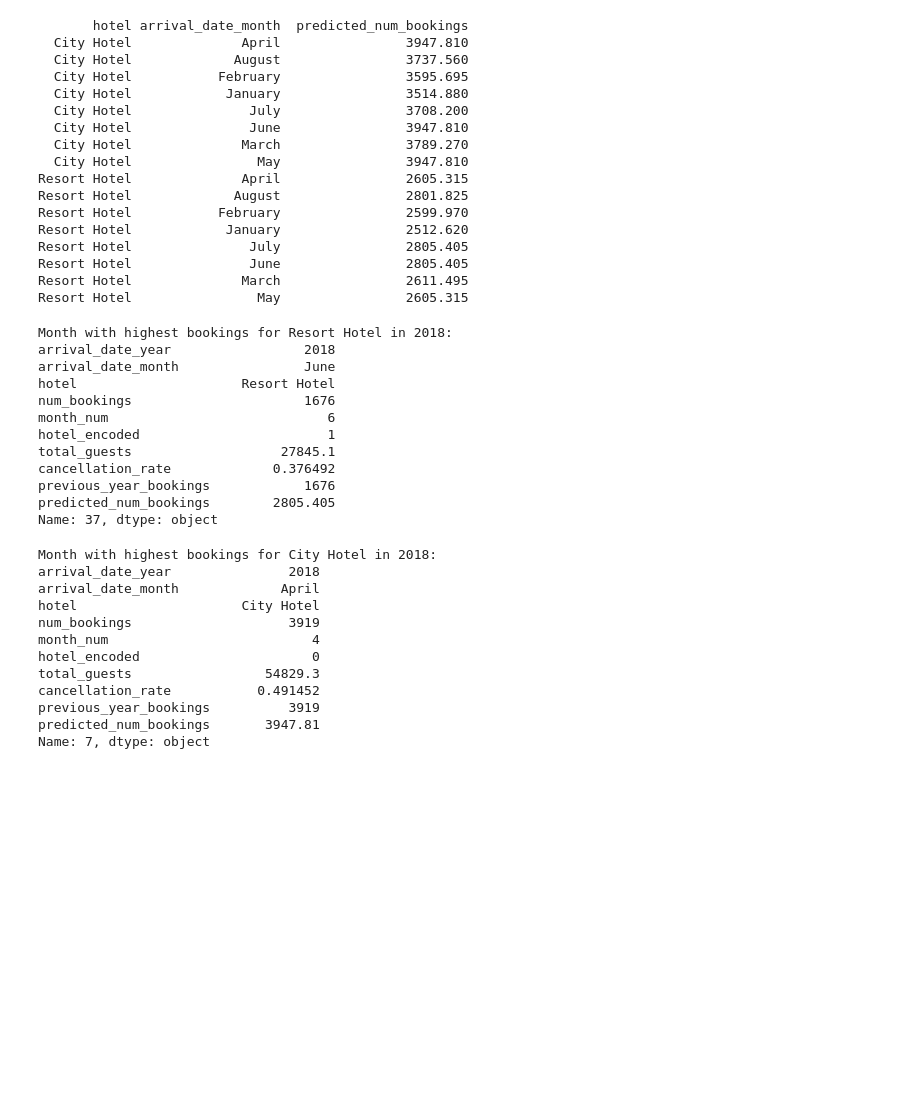
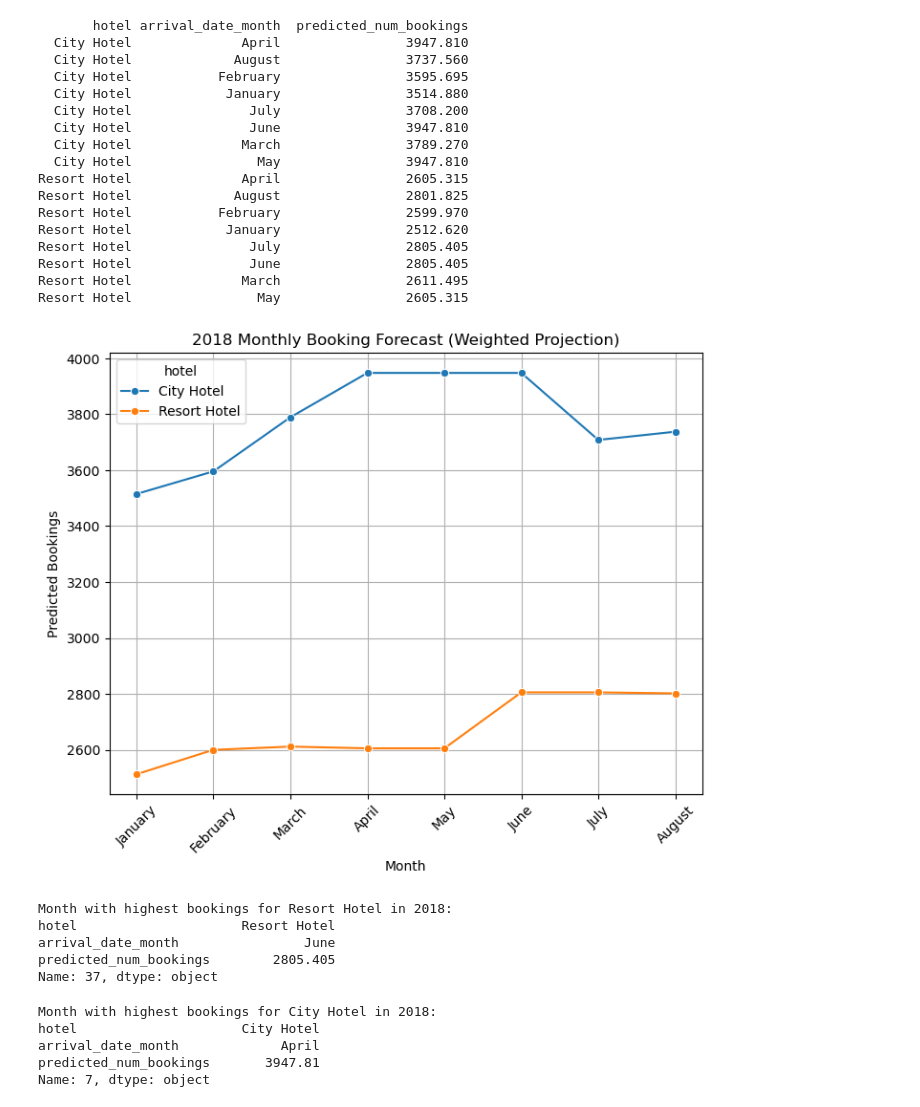
Before and after one commit to sphquan/hotel_demanding_booking, a Jupyter notebook: new.ipynb, the cells around one changed output. Cells and saved outputs as stored; diff of their text form; code cells hidden in the pictures; blank space fills up the shorter version.

```diff
--- a/new.ipynb
+++ b/new.ipynb
@@ -304,43 +305,45 @@ Resort Hotel               July                2805.405
 Resort Hotel               June                2805.405
 Resort Hotel              March                2611.495
 Resort Hotel                May                2605.315
+# %%
+plt.figure(figsize=(8, 6))
+sns.lineplot(
+    data=monthly_booking_2018,
+    x='arrival_date_month',
+    y='predicted_num_bookings',
+    hue='hotel',
+    marker='o'
+)
+plt.title("2018 Monthly Booking Forecast (Weighted Projection)")
+plt.xlabel("Month")
+plt.ylabel("Predicted Bookings")
+plt.xticks(rotation=45)
+plt.grid(True)
+plt.show()
+# %% [output]
+[figure, new version]
 # %%
 #Identify the month has highest bookings for Resort Hotel
 resort_df = monthly_booking_2018[monthly_booking_2018['hotel'] == 'Resort Hotel']
 if not resort_df.empty:
     resort_booking = resort_df.loc[resort_df['predicted_num_bookings'].idxmax()]
     print("Month with highest bookings for Resort Hotel in 2018:")
-    print(resort_booking)
+    print(resort_booking[['hotel','arrival_date_month', 'predicted_num_bookings']])
 # %% [output]
 Month with highest bookings for Resort Hotel in 2018:
-arrival_date_year                 2018
+hotel                     Resort Hotel
 arrival_date_month                June
-hotel                     Resort Hotel
-num_bookings                      1676
-month_num                            6
-hotel_encoded                        1
-total_guests                   27845.1
-cancellation_rate             0.376492
-previous_year_bookings            1676
 predicted_num_bookings        2805.405
 Name: 37, dtype: object
 # %%
-#City hotel
 city_df = monthly_booking_2018[monthly_booking_2018['hotel'] == 'City Hotel']
 if not city_df.empty:
     city_booking = city_df.loc[city_df['predicted_num_bookings'].idxmax()]
     print("Month with highest bookings for City Hotel in 2018:")
-    print(city_booking)
+    print(city_booking[['hotel','arrival_date_month', 'predicted_num_bookings']])
 # %% [output]
 Month with highest bookings for City Hotel in 2018:
-arrival_date_year               2018
+hotel                     City Hotel
 arrival_date_month             April
-hotel                     City Hotel
-num_bookings                    3919
-month_num                          4
-hotel_encoded                      0
-total_guests                 54829.3
-cancellation_rate           0.491452
-previous_year_bookings          3919
 predicted_num_bookings       3947.81
 Name: 7, dtype: object
```
Also changed, not shown: parts of 4 cells of this notebook.
